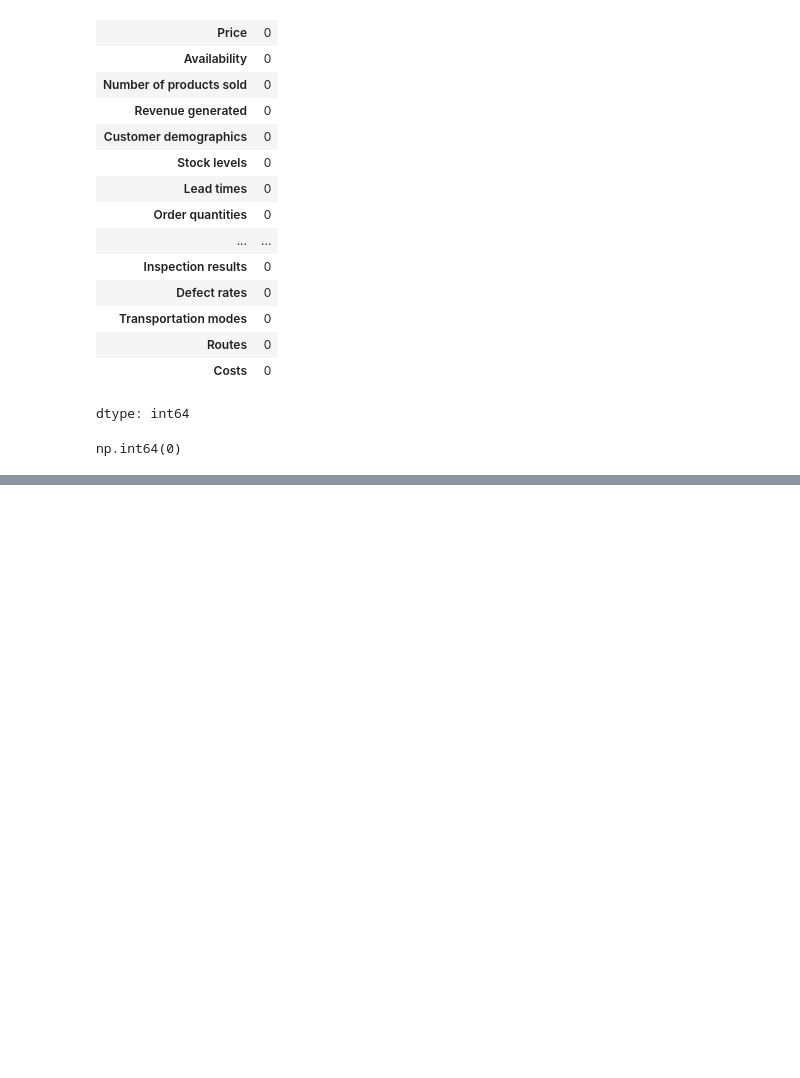
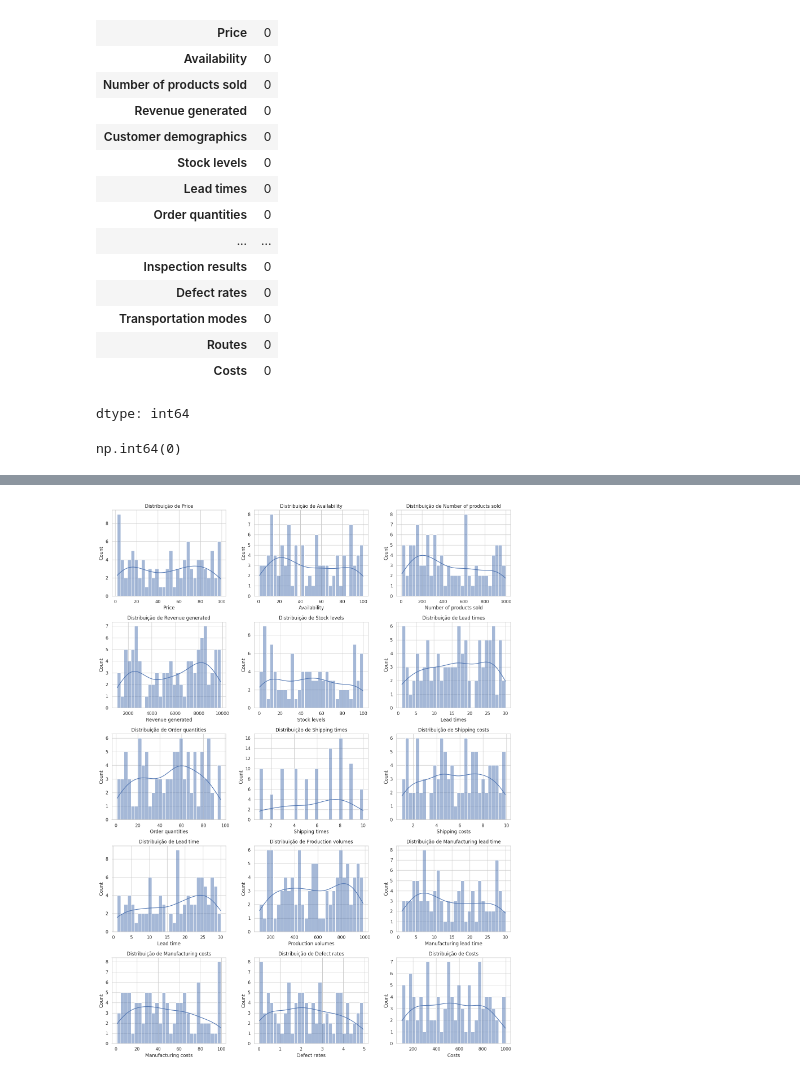
Before and after one commit to Lailson001/-An-lise-Explorat-rio-Completa-Cadeia-de-Suprimentos-Moda-Beleza, a Jupyter notebook: Análise.ipynb, the cells around one changed output, grey strips where cells are left out. Cells and saved outputs as stored; diff of their text form; code cells hidden in the pictures; blank space fills up the shorter version.

```diff
--- a/Análise.ipynb
+++ b/Análise.ipynb
@@ -88,0 +138,26 @@ np.int64(0)
+# %%
+#Análise de Distribuições Númericas
+num_cols = df.select_dtypes(include=['float64','int64']).columns
+
+# Número de colunas numéricas
+n = len(num_cols)
+
+# Defina quantos gráficos por linha
+cols = 3
+rows = math.ceil(n / cols)
+
+fig, axes = plt.subplots(rows, cols, figsize=(5 * cols, 4 * rows))
+axes = axes.flatten()  # Transforma em vetor para iterar
+
+for i, col in enumerate(num_cols):
+    sns.histplot(data=df, x=col, kde=True, bins=30, ax=axes[i])
+    axes[i].set_title(f'Distribuição de {col}')
+
+# Remove os subplots extras
+for j in range(i + 1, len(axes)):
+    fig.delaxes(axes[j])
+
+plt.tight_layout()
+plt.show()
+# %% [output]
+[figure, added]
```
Also changed, not shown: parts of 3 cells of this notebook.
